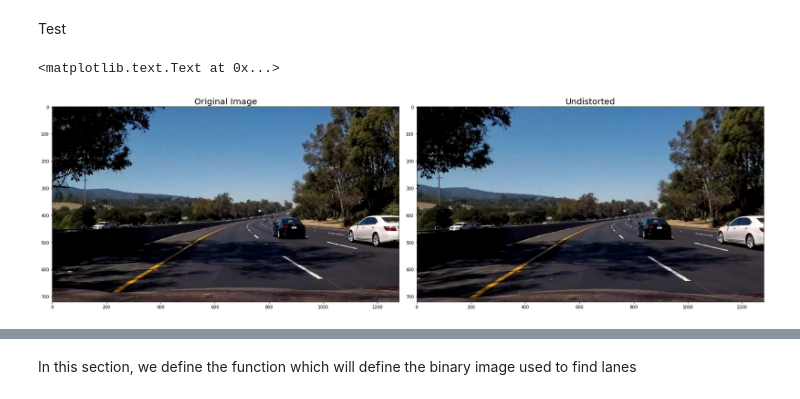
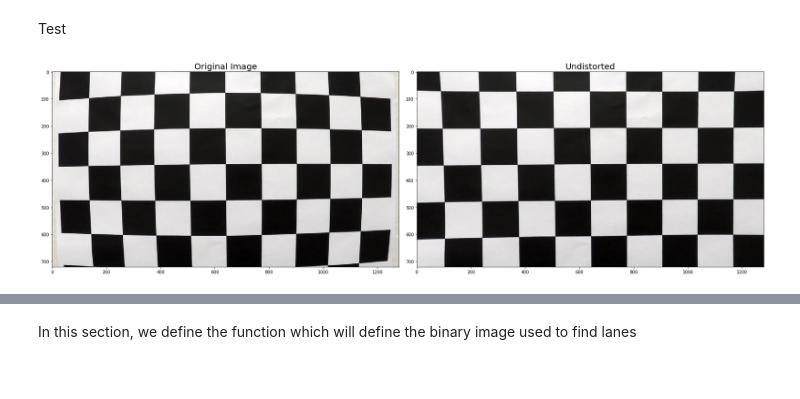
Before and after one commit to gderoo/self_driving_car, a Jupyter notebook: Project 4 - Lane Finding 2/notebook.ipynb, the cells around one changed output, grey strips where cells are left out. Drawn from its saved outputs; the diff is of its cells as text; code cells hidden in the pictures.

```diff
--- a/Project 4 - Lane Finding 2/notebook.ipynb
+++ b/Project 4 - Lane Finding 2/notebook.ipynb
@@ -82,20 +83,21 @@ def undistort(img):
 # %% [markdown]
 Test
 # %%
-#img = cv2.imread('test_images/test5.jpg')
-img = cv2.imread('test_images/project_video41.7s.jpg')
-img = cv2.cvtColor(img, cv2.COLOR_BGR2RGB)
-undist = undistort(img)
+def plot_undistort(fname):
+    img = cv2.imread(fname)
+    img = cv2.cvtColor(img, cv2.COLOR_BGR2RGB)
+    undist = undistort(img)
 
-# Test undistortion on an image
-f, (ax1, ax2) = plt.subplots(1, 2, figsize=(24, 9))
-f.tight_layout()
+    # Test undistortion on an image
+    f, (ax1, ax2) = plt.subplots(1, 2, figsize=(24, 9))
+    f.tight_layout()
 
-ax1.imshow(img)
-ax1.set_title('Original Image', fontsize=20)
+    ax1.imshow(img)
+    ax1.set_title('Original Image', fontsize=20)
 
-ax2.imshow(undist)
-ax2.set_title('Undistorted', fontsize=20)
+    ax2.imshow(undist)
+    ax2.set_title('Undistorted', fontsize=20)
-# %% [output]
-<matplotlib.text.Text at 0x...>
-[figure, removed]
+# %%
+plot_undistort('camera_cal/calibration1.jpg')
+# %% [output]
+[figure, added]
```
Also changed, not shown: parts of 16 cells of this notebook, 7 other files.
